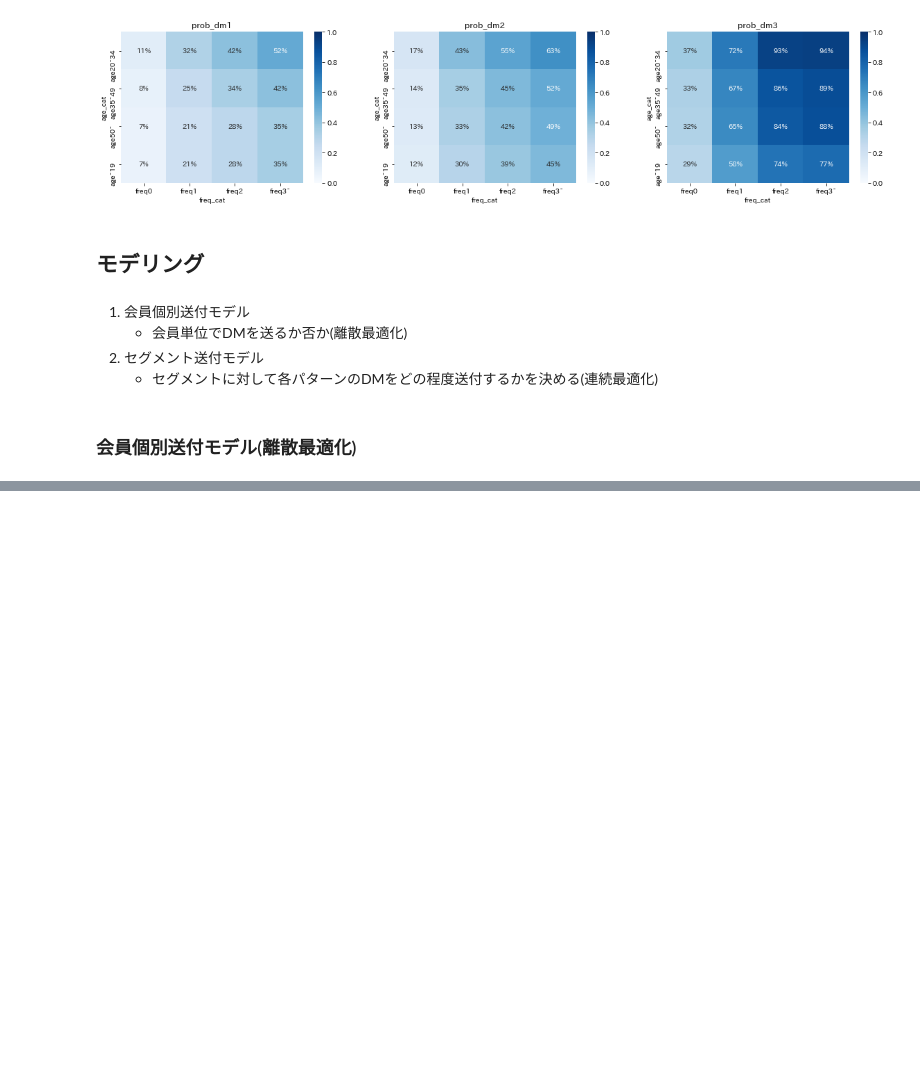
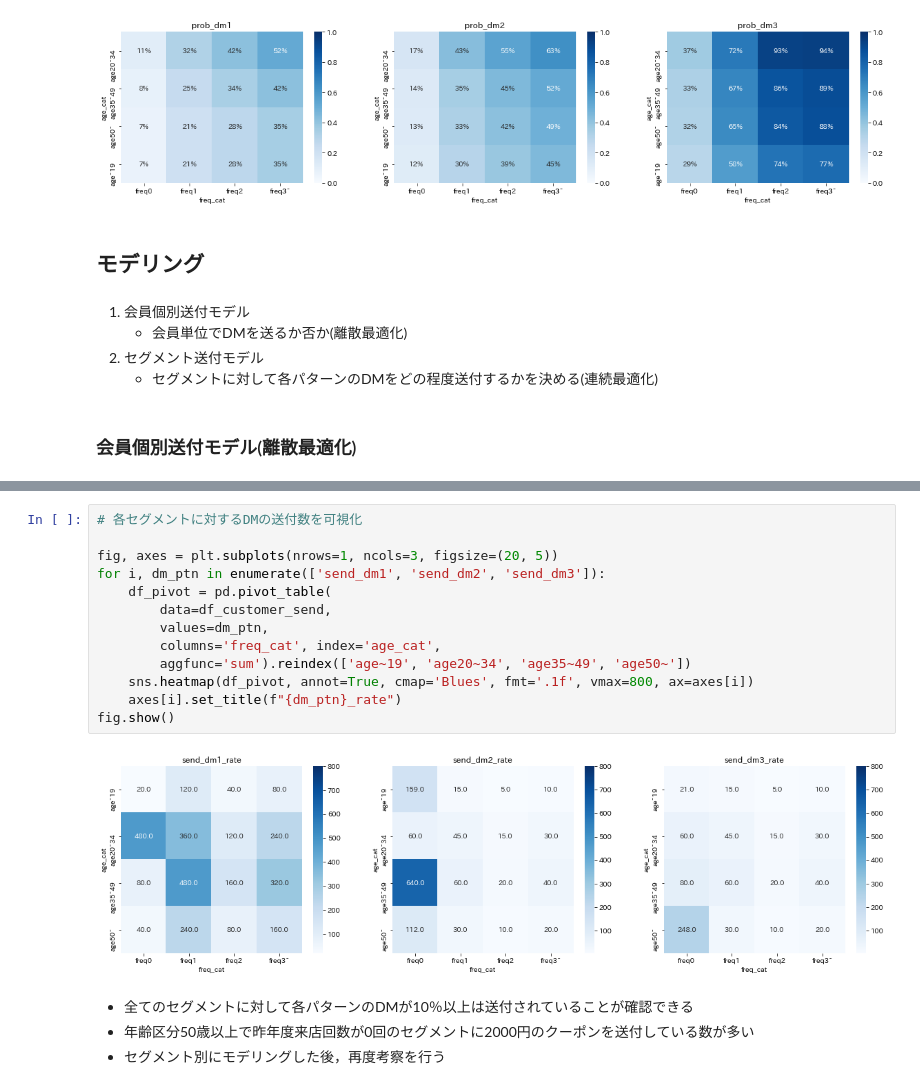
Before and after one commit to morison28/python-optimization, a Jupyter notebook: 02_discount-cuopon.ipynb, the cells around one changed output, grey strips where cells are left out. Saved outputs shown, nothing was run; the diff lists cells and outputs as text; blank space fills up the shorter version.

```diff
--- a/02_discount-cuopon.ipynb
+++ b/02_discount-cuopon.ipynb
@@ -274,0 +340,19 @@ print(f" status = {pulp.LpStatus[status]}")
+# %%
+# 各セグメントに対するDMの送付数を可視化
+
+fig, axes = plt.subplots(nrows=1, ncols=3, figsize=(20, 5))
+for i, dm_ptn in enumerate(['send_dm1', 'send_dm2', 'send_dm3']):
+    df_pivot = pd.pivot_table(
+        data=df_customer_send,
+        values=dm_ptn,
+        columns='freq_cat', index='age_cat',
+        aggfunc='sum').reindex(['age~19', 'age20~34', 'age35~49', 'age50~'])
+    sns.heatmap(df_pivot, annot=True, cmap='Blues', fmt='.1f', vmax=800, ax=axes[i])
+    axes[i].set_title(f"{dm_ptn}_rate")
+fig.show()
+# %% [output]
+[figure, added]
+# %% [markdown]
+- 全てのセグメントに対して各パターンのDMが10％以上は送付されていることが確認できる
+- 年齢区分50歳以上で昨年度来店回数が0回のセグメントに2000円のクーポンを送付している数が多い
+- セグメント別にモデリングした後，再度考察を行う
```
Also changed, not shown: parts of 47 cells of this notebook.
